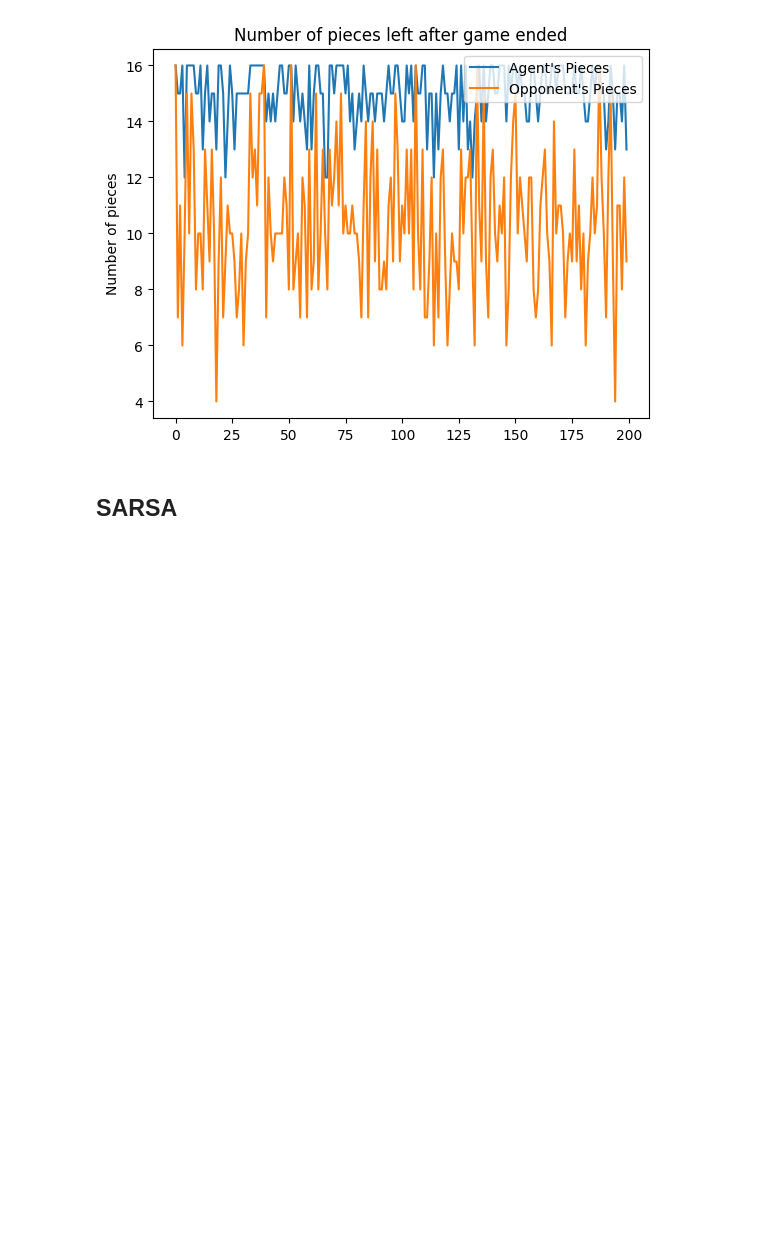
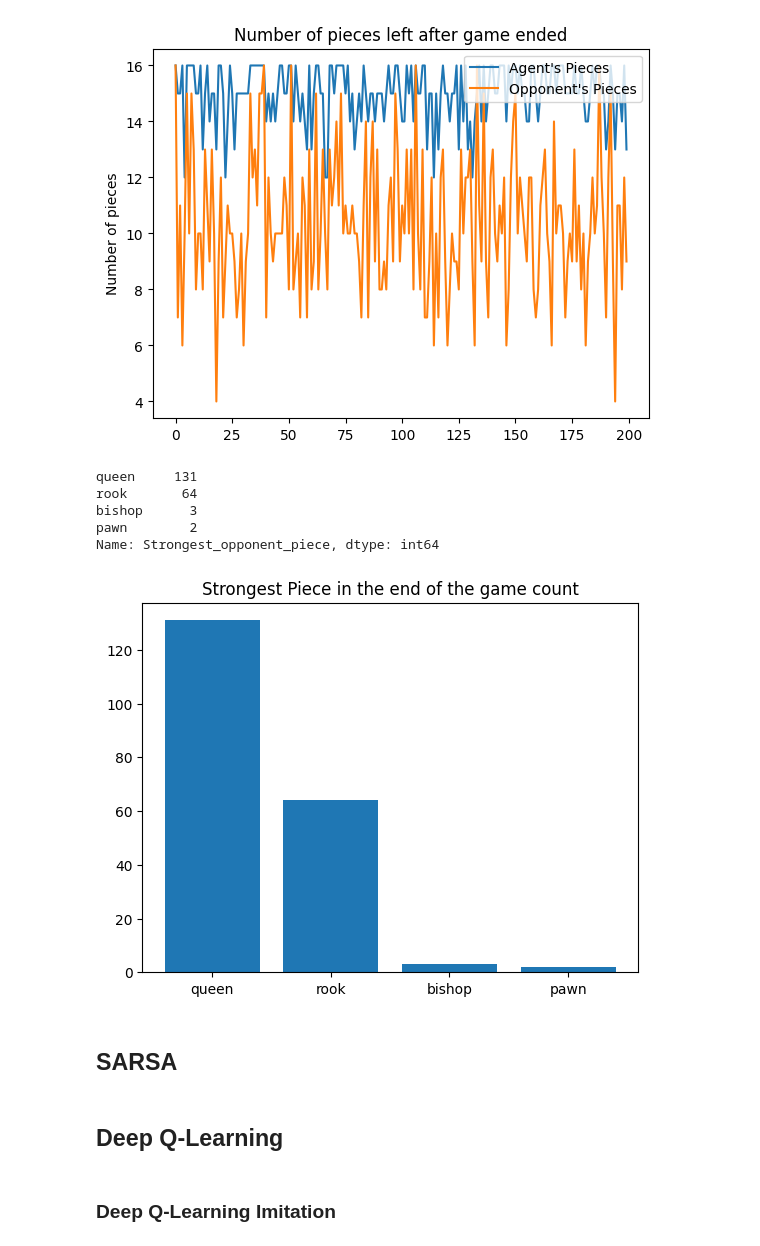
Before and after one commit to inesleonidasrocha/ChessRL23, a Jupyter notebook: RL PROJECT DeepQLearning.ipynb, the cells around one changed output. Drawn from its saved outputs; the diff is of its cells as text; code cells hidden in the pictures; blank space fills up the shorter version.

Commit message:
finished the visualizations

```diff
--- a/RL PROJECT DeepQLearning.ipynb
+++ b/RL PROJECT DeepQLearning.ipynb
@@ -1361,6 +1361,14 @@ def average_moves_per_player(df_white,df_black):
     plt.bar(x,y)
     plt.title("Average number of mover per player color")
     plt.show()
+# %%
+def strongest_piece_bar_plot(df):
+    x = np.array(df['Strongest_opponent_piece'].unique())
+    y = np.array(df['Strongest_opponent_piece'].value_counts())
+
+    plt.bar(x,y)
+    plt.title("Strongest Piece in the end of the game count")
+    plt.show()
 # %%
 def evaluation_number_of_moves(df):
     df_white, df_black = separate_colors(df)
@@ -1620,5 +1625,21 @@ total_opponents_pieces_left_line_plot(mcts_df)
 pieces_left_line_plot(mcts_df)
 # %% [output]
 [figure]
+# %%
+mcts_df['Strongest_opponent_piece'].value_counts()
+# %% [output]
+queen     131
+rook       64
+bishop      3
+pawn        2
+Name: Strongest_opponent_piece, dtype: int64
+# %%
+strongest_piece_bar_plot(mcts_df)
+# %% [output]
+[figure, added]
 # %% [markdown]
 ## SARSA
+# %% [markdown]
+## Deep Q-Learning
+# %% [markdown]
+### Deep Q-Learning Imitation
```
Also changed, not shown: parts of 19 cells of this notebook.
